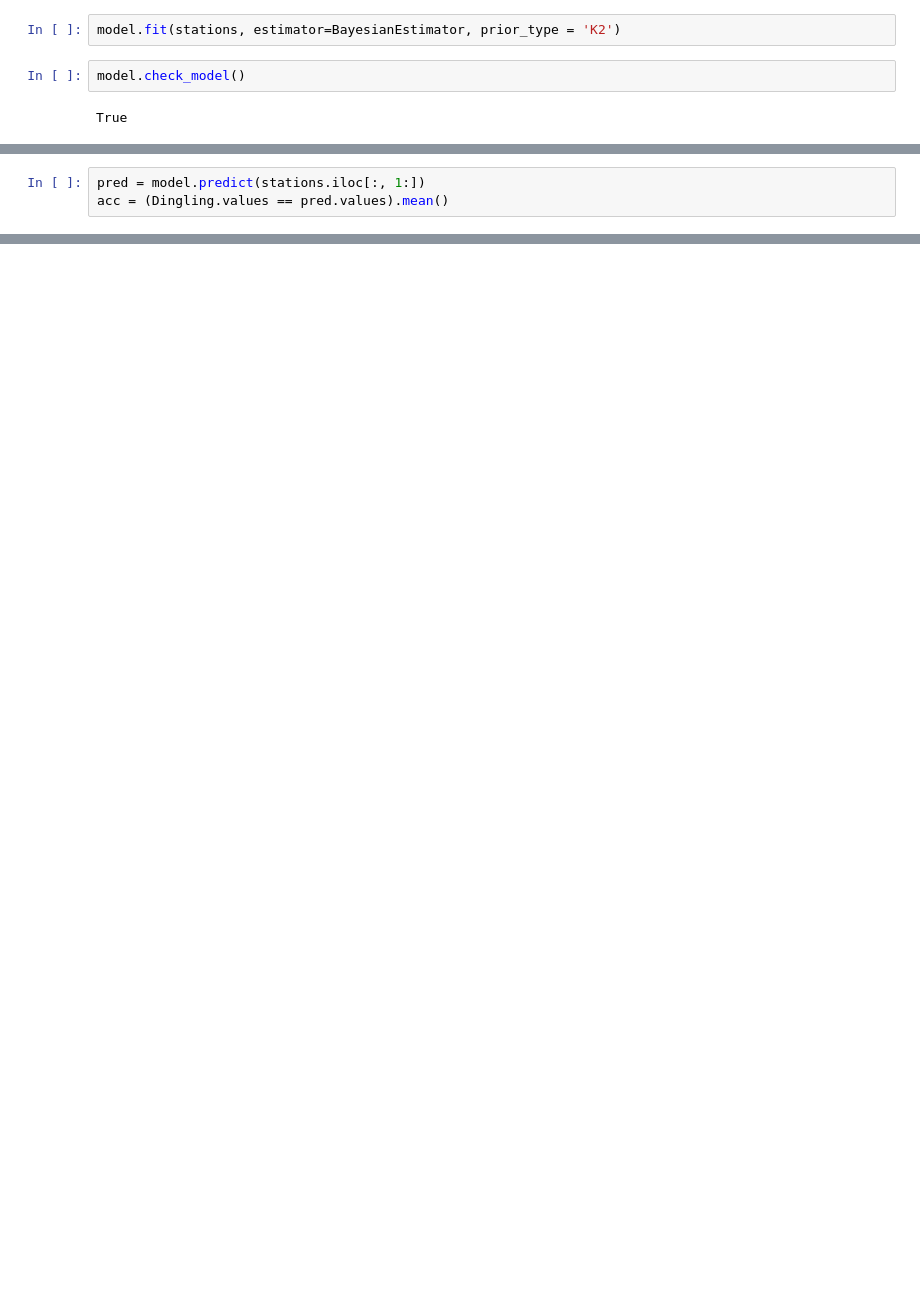
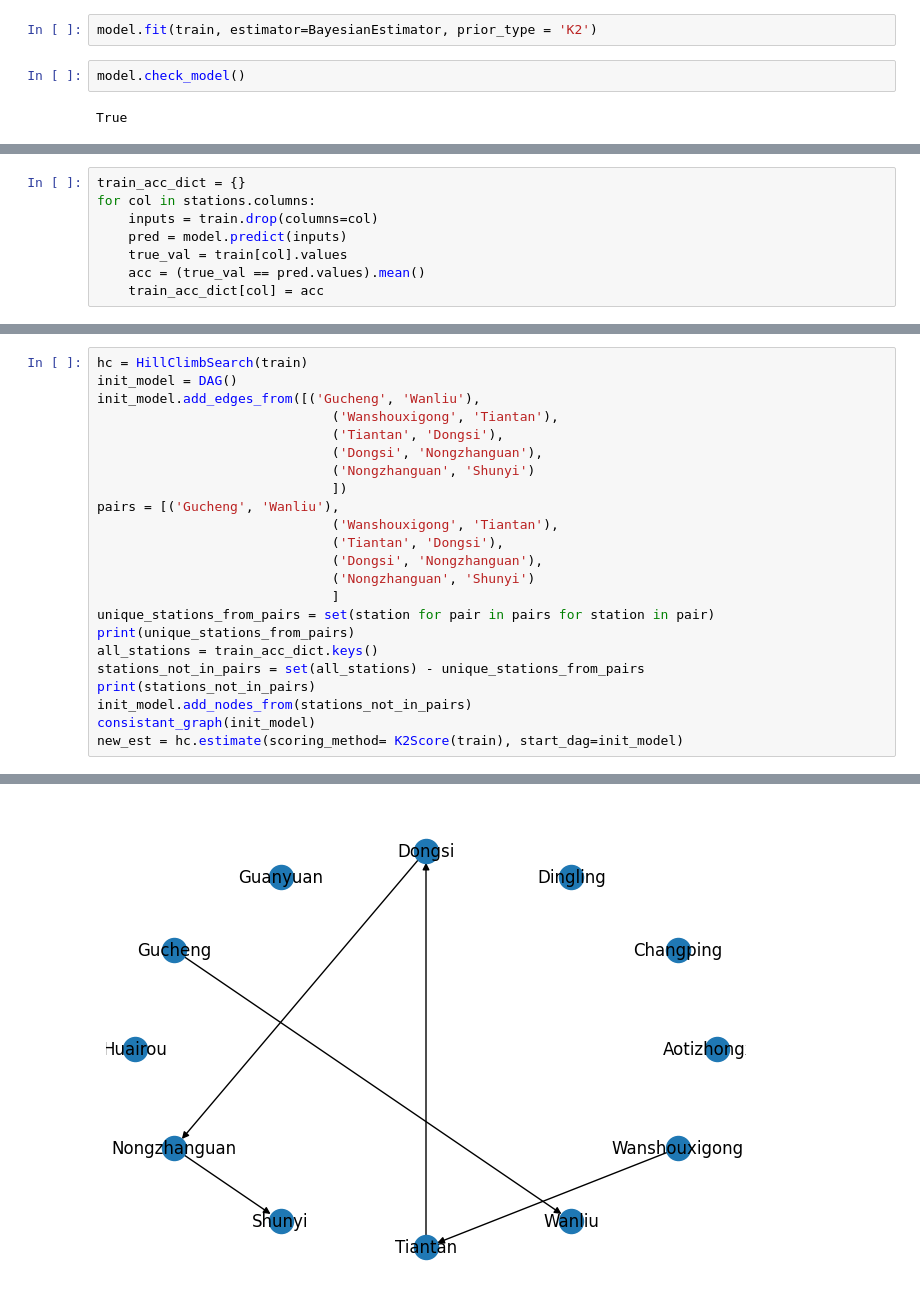
Before and after one commit to david5010/Graphical-Model-for-Pollution-Data, a Jupyter notebook: bayesian_network.ipynb, the cells around one changed output, grey strips where cells are left out. Saved outputs shown, nothing was run; the diff lists cells and outputs as text; blank space fills up the shorter version.

```diff
--- a/bayesian_network.ipynb
+++ b/bayesian_network.ipynb
@@ -25,5 +70,5 @@ model = BayesianNetwork(best_model.edges())
 # %%
-model.fit(stations, estimator=BayesianEstimator, prior_type = 'K2')
+model.fit(train, estimator=BayesianEstimator, prior_type = 'K2')
 # %%
 model.check_model()
 # %% [output]
@@ -38,3 +75,0 @@ features_test = test.drop('Gucheng', axis = 1).iloc[:, 4:].astype(int)
-# %%
-pred = model.predict(stations.iloc[:, 1:])
-acc = (Dingling.values == pred.values).mean()
@@ -75,0 +76,8 @@ Name: Gucheng, Length: 35064, dtype: int64
+# %%
+train_acc_dict = {}
+for col in stations.columns:
+    inputs = train.drop(columns=col)
+    pred = model.predict(inputs)
+    true_val = train[col].values
+    acc = (true_val == pred.values).mean()
+    train_acc_dict[col] = acc
@@ -75,0 +134,24 @@ Name: Gucheng, Length: 35064, dtype: int64
+# %%
+hc = HillClimbSearch(train)
+init_model = DAG()
+init_model.add_edges_from([('Gucheng', 'Wanliu'),
+                              ('Wanshouxigong', 'Tiantan'),
+                              ('Tiantan', 'Dongsi'),
+                              ('Dongsi', 'Nongzhanguan'),
+                              ('Nongzhanguan', 'Shunyi')
+                              ])
+pairs = [('Gucheng', 'Wanliu'),
+                              ('Wanshouxigong', 'Tiantan'),
+                              ('Tiantan', 'Dongsi'),
+                              ('Dongsi', 'Nongzhanguan'),
+                              ('Nongzhanguan', 'Shunyi')
+                              ]
+unique_stations_from_pairs = set(station for pair in pairs for station in pair)
+print(unique_stations_from_pairs)
+all_stations = train_acc_dict.keys()
+stations_not_in_pairs = set(all_stations) - unique_stations_from_pairs
+print(stations_not_in_pairs)
+init_model.add_nodes_from(stations_not_in_pairs)
+consistant_graph(init_model)
+new_est = hc.estimate(scoring_method= K2Score(train), start_dag=init_model)
+# %% [output]
@@ -75,0 +160 @@ Name: Gucheng, Length: 35064, dtype: int64
+[figure, added]
```
Also changed, not shown: parts of 23 cells of this notebook, 3 other files.
